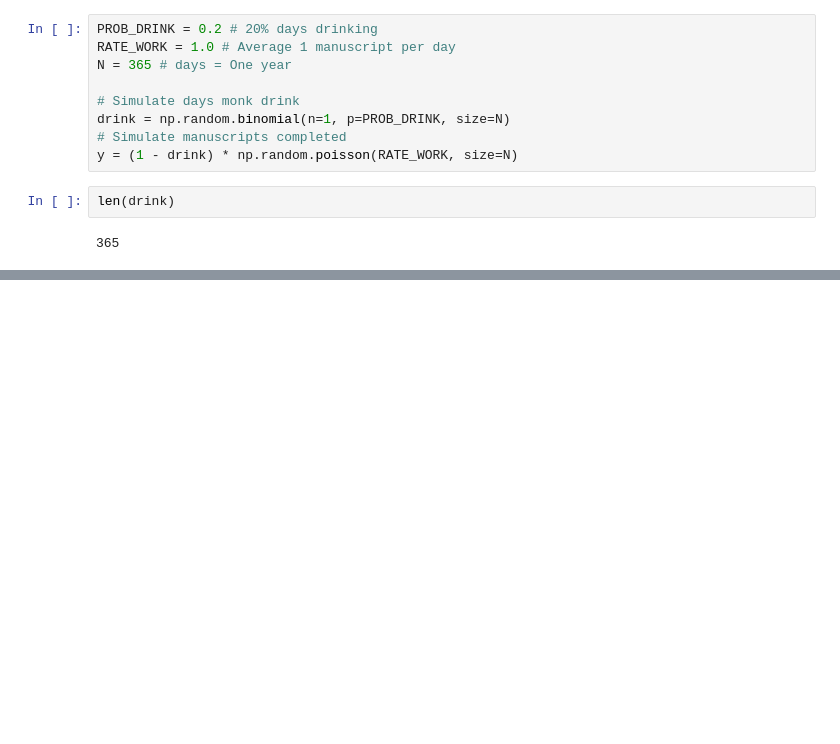
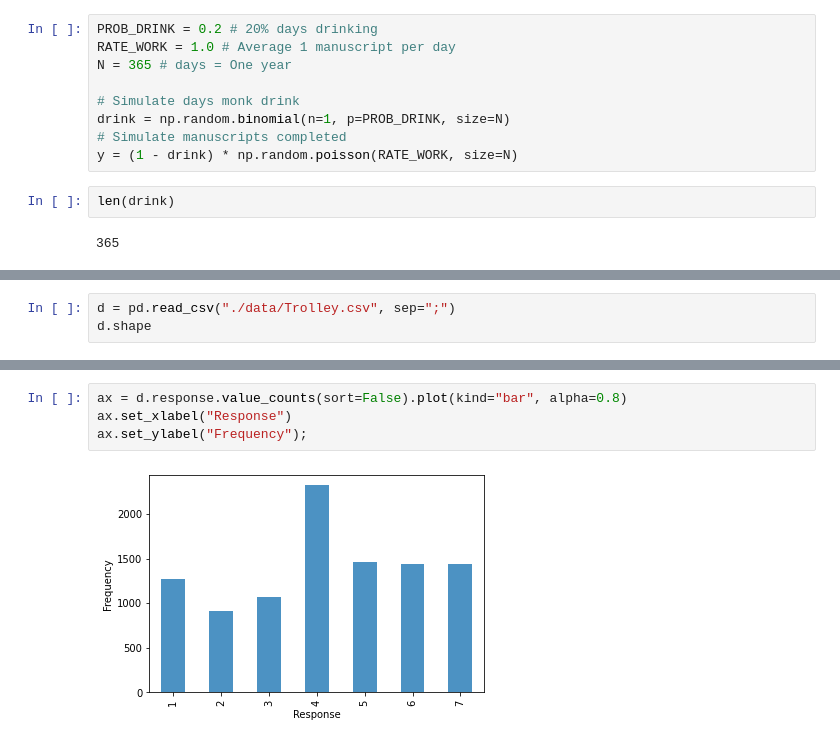
Before and after one commit to danhphan/bayesian-inferences, a Jupyter notebook: _00_rethink_stats_week7_course.ipynb, the cells around one changed output, grey strips where cells are left out. Cells and saved outputs as stored; diff of their text form; blank space fills up the shorter version.

```diff
--- a/_00_rethink_stats_week7_course.ipynb
+++ b/_00_rethink_stats_week7_course.ipynb
@@ -249,0 +257,3 @@ np.exp(trace_drk["al"]).mean()  # rate finish manuscripts, when not drinking
+# %%
+d = pd.read_csv("./data/Trolley.csv", sep=";")
+d.shape
@@ -249,0 +271,6 @@ np.exp(trace_drk["al"]).mean()  # rate finish manuscripts, when not drinking
+# %%
+ax = d.response.value_counts(sort=False).plot(kind="bar", alpha=0.8)
+ax.set_xlabel("Response")
+ax.set_ylabel("Frequency");
+# %% [output]
+[figure, added]
```
Also changed, not shown: parts of 38 cells of this notebook.
